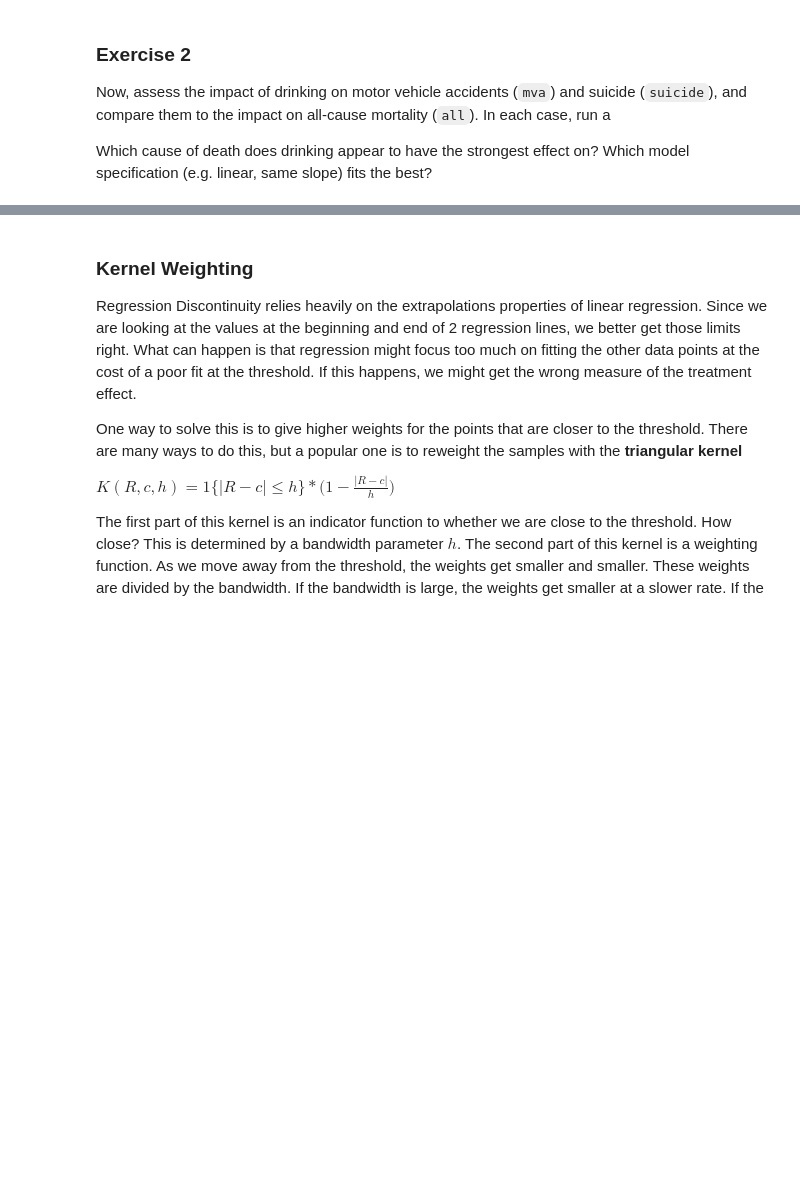
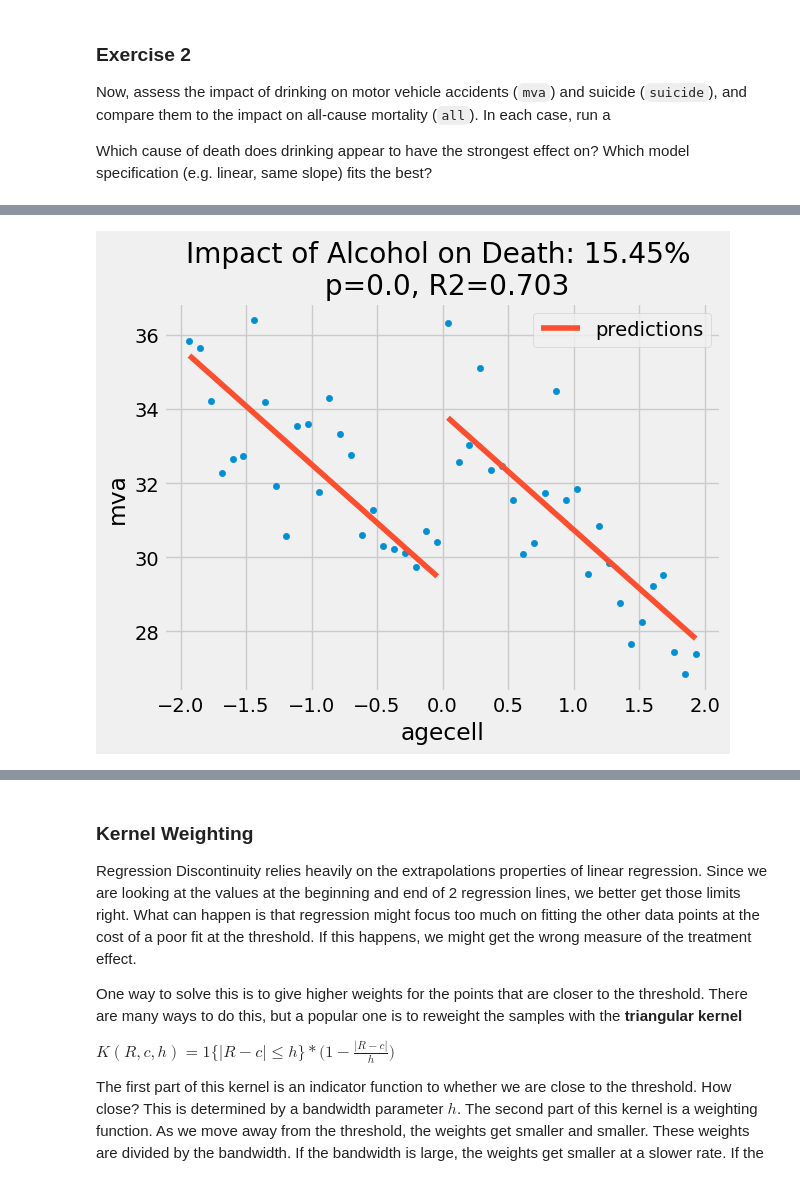
Before and after one commit to boboguan/QM2, a Jupyter notebook: notebooks/W10. Regression Discontinuity.ipynb, the cells around one changed output, grey strips where cells are left out. Drawn from its saved outputs; the diff is of its cells as text; code cells hidden in the pictures; blank space fills up the shorter version.

```diff
--- a/notebooks/W10. Regression Discontinuity.ipynb
+++ b/notebooks/W10. Regression Discontinuity.ipynb
@@ -262,0 +354,9 @@ Which cause of death does drinking appear to have the strongest effect on? Which
+# %%
+modell = smf.wls("mva~ agecell + threshold ", rdd_df).fit()
+ax = drinking.plot.scatter(x="agecell", y="mva", color="C0")
+drinking.assign(predictions=modell.fittedvalues).plot(x="agecell", y="predictions", ax=ax, color="C1")
+ate_pct = 100*((modell.params["threshold"] + modell.params["Intercept"])/modell.params["Intercept"] - 1)
+plt.title(f"Impact of Alcohol on Death: {np.round(ate_pct, 2)}% \n p={np.round(modell.pvalues['threshold'], 3)}, R2={np.round(modell.rsquared, 3)}")
+plt.show()
+# %% [output]
+[figure, added]
```
Also changed, not shown: parts of 13 cells of this notebook.
